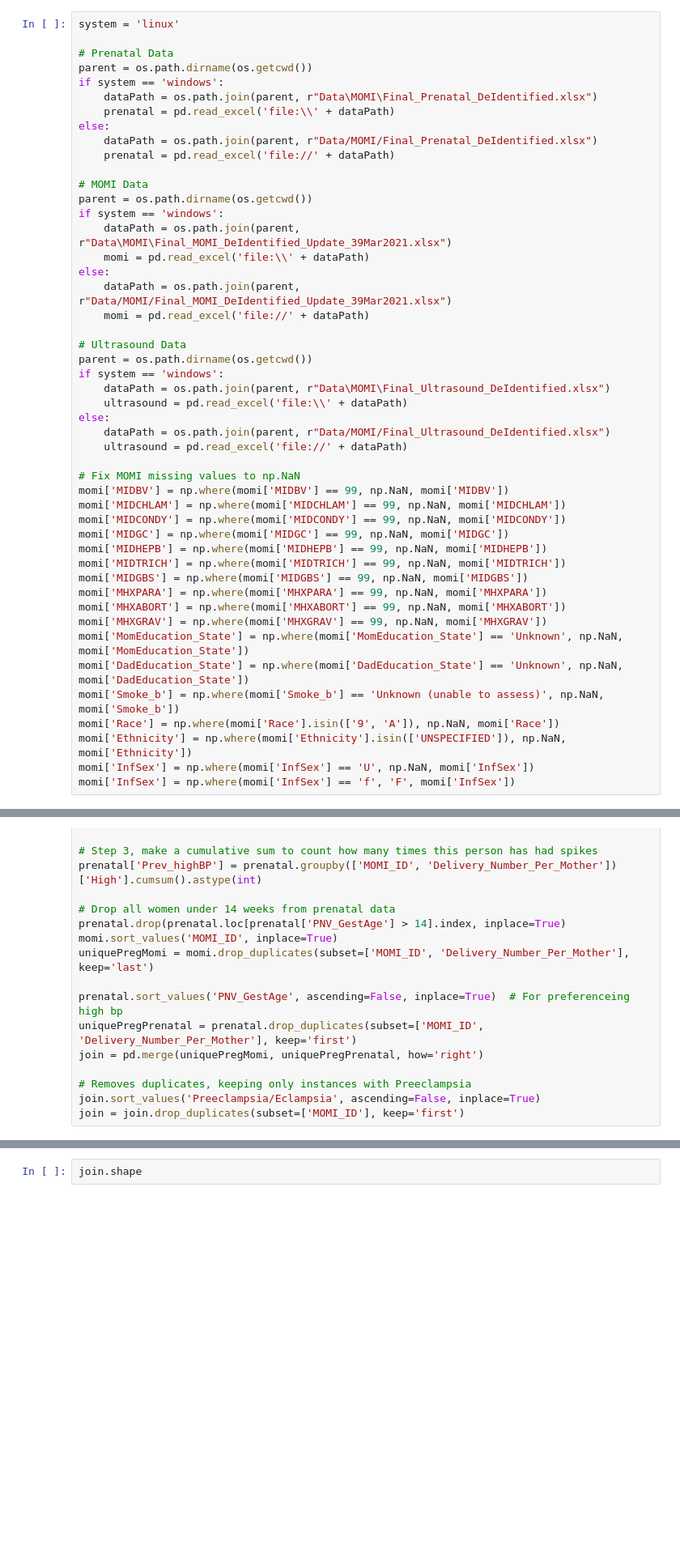
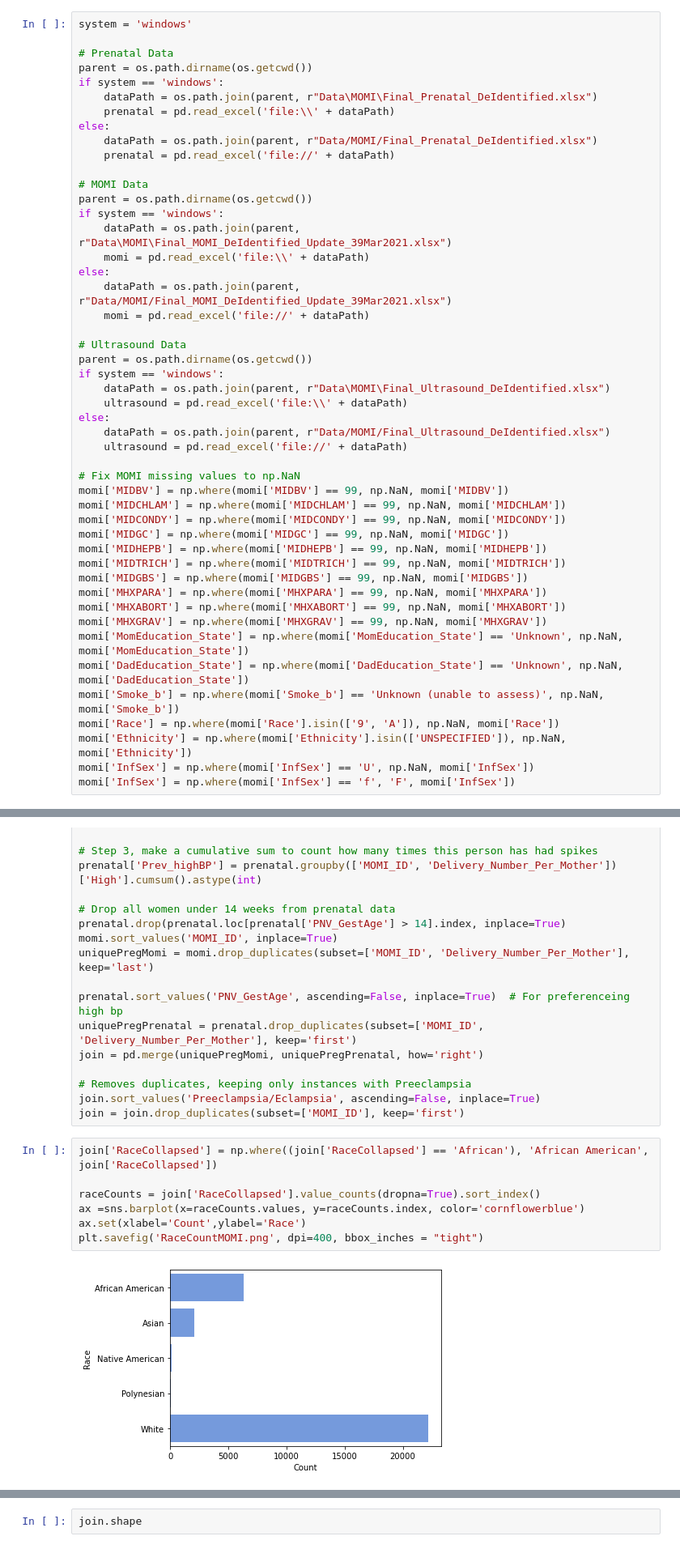
Before and after one commit to rachellb/Bennett_OUDSA5900, a Jupyter notebook: Descriptions/Momi Test.ipynb, the cells around one changed output, grey strips where cells are left out. Shown at 81% size. Drawn from its saved outputs; the diff is of its cells as text; blank space fills up the shorter version.

```diff
--- a/Descriptions/Momi Test.ipynb
+++ b/Descriptions/Momi Test.ipynb
@@ -8,7 +8,7 @@ from matplotlib import pyplot as plt
 import matplotlib.pyplot as plt
 from sklearn.preprocessing import MinMaxScaler, StandardScaler, OneHotEncoder
 # %%
-system = 'linux'
+system = 'windows'
 
 # Prenatal Data
 parent = os.path.dirname(os.getcwd())
@@ -360,3 +346,12 @@ join = pd.merge(uniquePregMomi, uniquePregPrenatal, how='right')
 # Removes duplicates, keeping only instances with Preeclampsia
 join.sort_values('Preeclampsia/Eclampsia', ascending=False, inplace=True)
 join = join.drop_duplicates(subset=['MOMI_ID'], keep='first')
+# %%
+join['RaceCollapsed'] = np.where((join['RaceCollapsed'] == 'African'), 'African American', join['RaceCollapsed'])
+
+raceCounts = join['RaceCollapsed'].value_counts(dropna=True).sort_index()
+ax =sns.barplot(x=raceCounts.values, y=raceCounts.index, color='cornflowerblue')
+ax.set(xlabel='Count',ylabel='Race')
+plt.savefig('RaceCountMOMI.png', dpi=400, bbox_inches = "tight")
+# %% [output]
+[figure, added]
```
Also changed, not shown: parts of 6 cells of this notebook, 4 other files.
